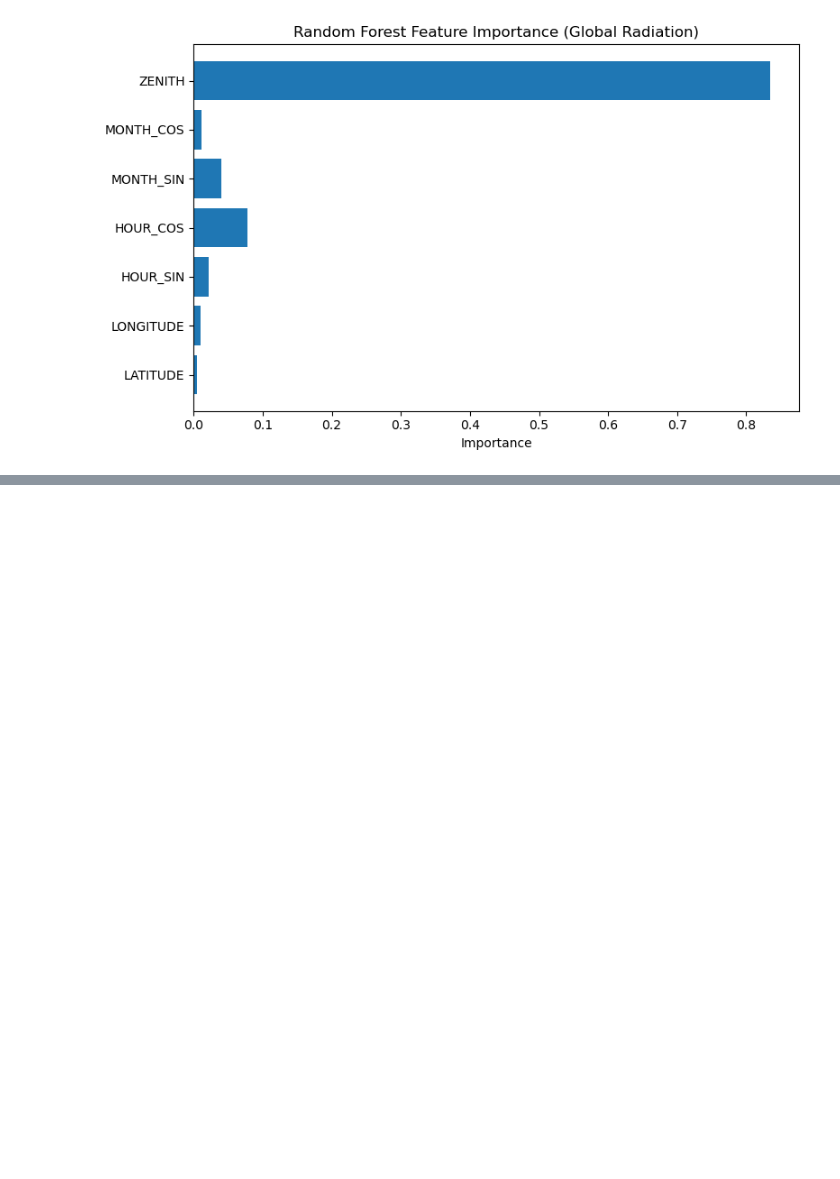
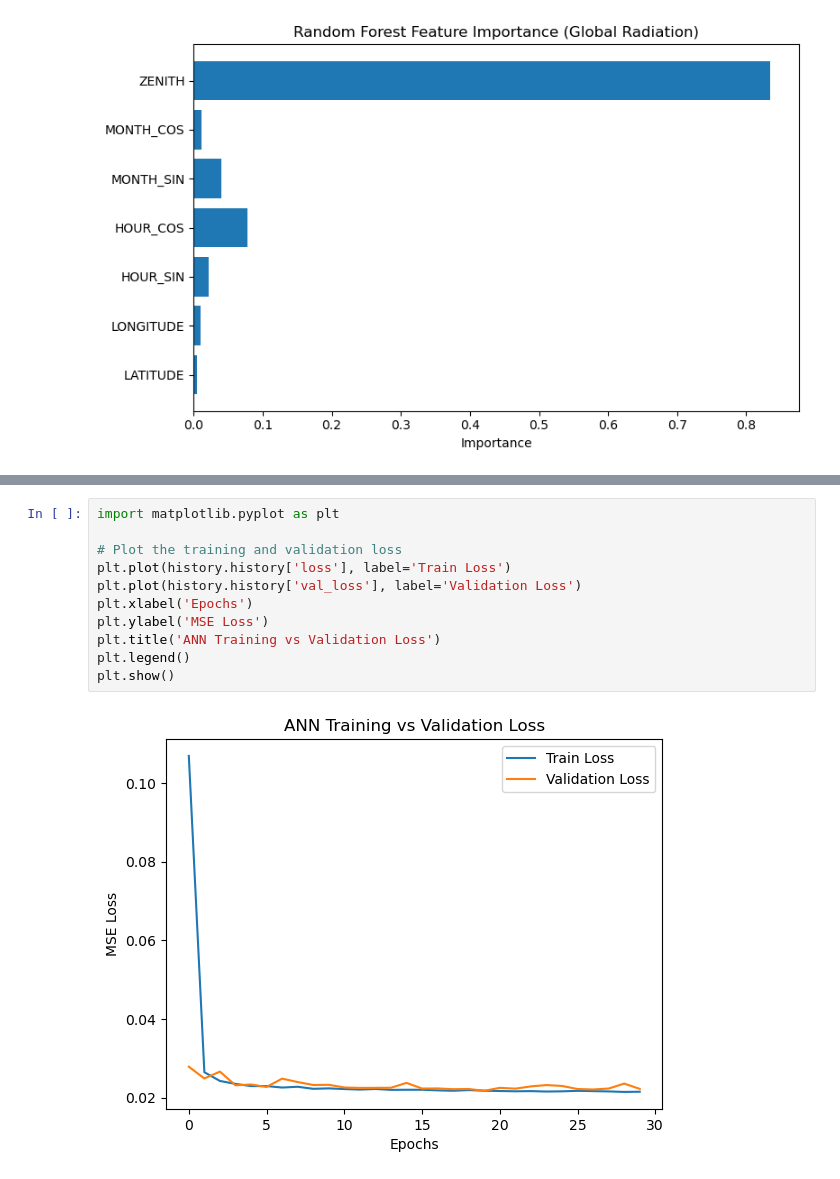
Before and after one commit to katyayani03/Solar-Radiation-Predictor, a Jupyter notebook: modelling.ipynb, the cells around one changed output, grey strips where cells are left out. Cells and saved outputs as stored; diff of their text form; blank space fills up the shorter version.

```diff
--- a/modelling.ipynb
+++ b/modelling.ipynb
@@ -199,0 +260,13 @@ plt.show()
+# %%
+import matplotlib.pyplot as plt
+
+# Plot the training and validation loss
+plt.plot(history.history['loss'], label='Train Loss')
+plt.plot(history.history['val_loss'], label='Validation Loss')
+plt.xlabel('Epochs')
+plt.ylabel('MSE Loss')
+plt.title('ANN Training vs Validation Loss')
+plt.legend()
+plt.show()
+# %% [output]
+[figure, added]
```
Also changed, not shown: parts of 4 cells of this notebook.
